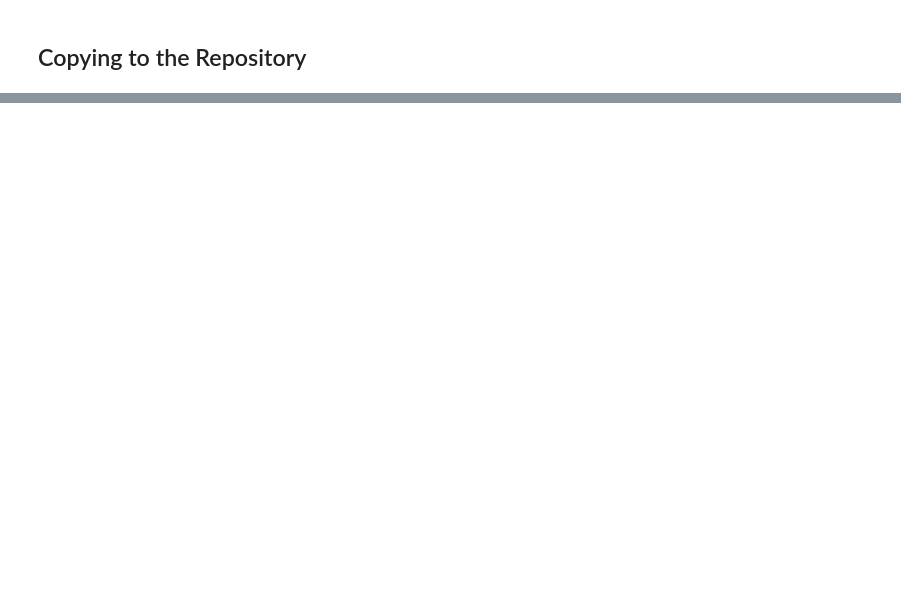
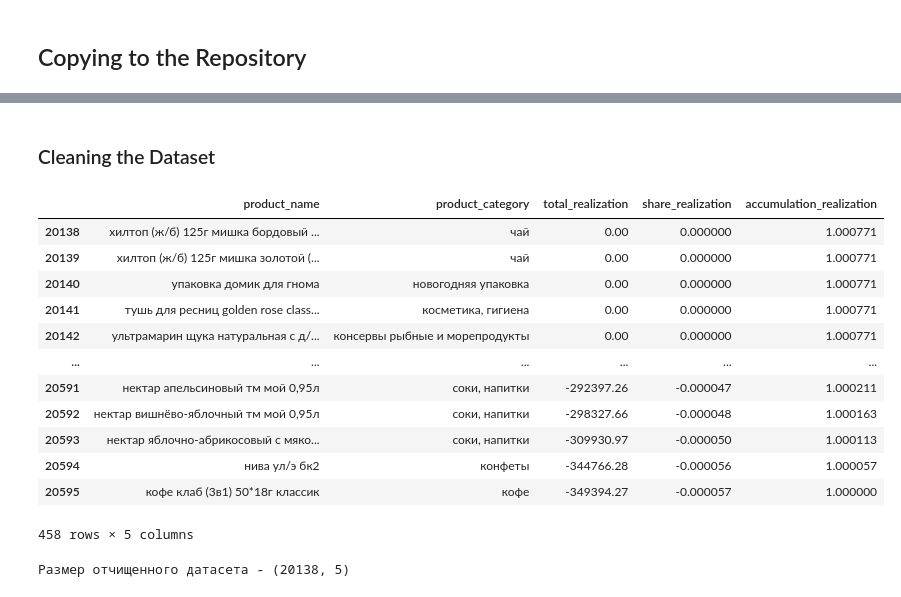
Before and after one commit to RoomJackal/FPLS, a Jupyter notebook: FPLS.ipynb, the cells around one changed output, grey strips where cells are left out. Drawn from its saved outputs; the diff is of its cells as text; code cells hidden in the pictures; blank space fills up the shorter version.

Commit message:
data_processing
Были обработаны данные для построения рекомендательной системы с неперсонализированными рекомендациями

```diff
--- a/FPLS.ipynb
+++ b/FPLS.ipynb
@@ -30,0 +38,7 @@ print('Файлы успешно скопированы в репозитори
+# %%
+# Загрузка датасета
+
+df = pd.read_excel('data/characteristics_and_sales_of_goods.xlsx')
+print(f'Размер датасета: {df.shape}')
+print('Первые пять записей датасета:')
+df.head()
@@ -30,0 +111,5 @@ print('Файлы успешно скопированы в репозитори
+# %%
+# Привидение текстовых переменных к нижнему регистру
+
+df[['product_name', 'product_category']] = df[['product_name', 'product_category']].apply(lambda x: x.str.lower())
+df.head()
@@ -30,0 +123,27 @@ print('Файлы успешно скопированы в репозитори
+# %% [markdown]
+### Cleaning the Dataset
+# %%
+# Вывод товаров с отрицательной суммой реализации
+
+df[df['total_realization'] <= 0]
+# %% [output]
+|  | product_name | product_category | total_realization | share_realization | accumulation_realization |
+| 20138 | хилтоп (ж/б) 125г мишка бордовый ... | чай | 0.00 | 0.000000 | 1.000771 |
+| 20139 | хилтоп (ж/б) 125г мишка золотой (... | чай | 0.00 | 0.000000 | 1.000771 |
+| 20140 | упаковка домик для гнома | новогодняя упаковка | 0.00 | 0.000000 | 1.000771 |
+| 20141 | тушь для ресниц golden rose class... | косметика, гигиена | 0.00 | 0.000000 | 1.000771 |
+| 20142 | ультрамарин щука натуральная с д/... | консервы рыбные и морепродукты | 0.00 | 0.000000 | 1.000771 |
+| ... | ... | ... | ... | ... | ... |
+| 20591 | нектар апельсиновый тм мой 0,95л | соки, напитки | -292397.26 | -0.000047 | 1.000211 |
+| 20592 | нектар вишнёво-яблочный тм мой 0,95л | соки, напитки | -298327.66 | -0.000048 | 1.000163 |
+| 20593 | нектар яблочно-абрикосовый с мяко... | соки, напитки | -309930.97 | -0.000050 | 1.000113 |
+| 20594 | нива ул/э бк2 | конфеты | -344766.28 | -0.000056 | 1.000057 |
+| 20595 | кофе клаб (3в1) 50*18г классик | кофе | -349394.27 | -0.000057 | 1.000000 |
+458 rows × 5 columns
+# %%
+# Удаление товаров с отрицательной суммой реализации
+
+df_clean = df.loc[df['total_realization'] > 0]
+print(f'Размер отчищенного датасета - {df_clean.shape}')
+# %% [output]
+Размер отчищенного датасета - (20138, 5)
```
Also changed, not shown: parts of 39 cells of this notebook, 5 other files.
